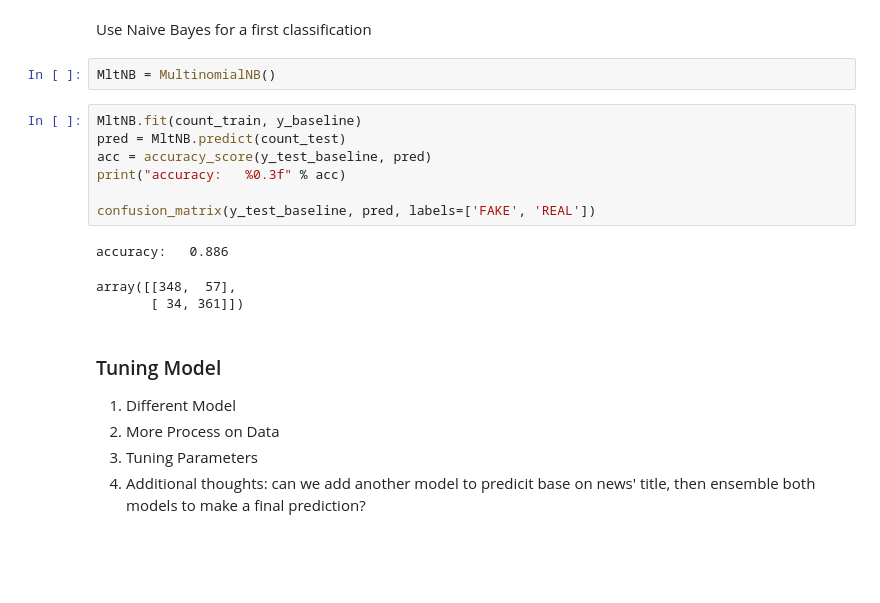
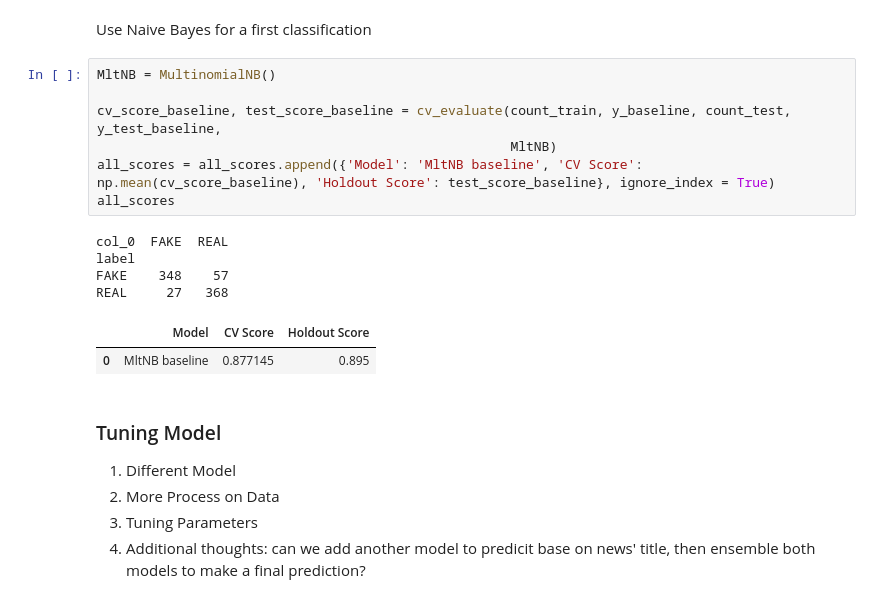
Before and after one commit to ScottPanIE/NLP_Assignment, a Jupyter notebook: script/Sirius.ipynb, the cells around one changed output. Cells and saved outputs as stored; diff of their text form; blank space fills up the shorter version.

```diff
--- a/script/Sirius.ipynb
+++ b/script/Sirius.ipynb
@@ -98,19 +118,20 @@ count_train = count_vectorizer.fit_transform(X_baseline)
 count_test = count_vectorizer.transform(X_test_baseline)
 # %% [markdown]
 Use Naive Bayes for a first classification
-# %%
-MltNB = MultinomialNB()
-# %%
-MltNB.fit(count_train, y_baseline)
-pred = MltNB.predict(count_test)
-acc = accuracy_score(y_test_baseline, pred)
-print("accuracy:   %0.3f" % acc)
-
-confusion_matrix(y_test_baseline, pred, labels=['FAKE', 'REAL'])
-# %% [output]
-accuracy:   0.886
-array([[348,  57],
-       [ 34, 361]])
+# %%
+MltNB = MultinomialNB()
+
+cv_score_baseline, test_score_baseline = cv_evaluate(count_train, y_baseline, count_test, y_test_baseline,
+                                                     MltNB)
+all_scores = all_scores.append({'Model': 'MltNB baseline', 'CV Score': np.mean(cv_score_baseline), 'Holdout Score': test_score_baseline}, ignore_index = True)
+all_scores
+# %% [output]
+col_0  FAKE  REAL
+label
+FAKE    348    57
+REAL     27   368
+|  | Model | CV Score | Holdout Score |
+| 0 | MltNB baseline | 0.877145 | 0.895 |
 # %% [markdown]
 ### Tuning Model
 1. Different Model
```
Also changed, not shown: parts of 13 cells of this notebook.
